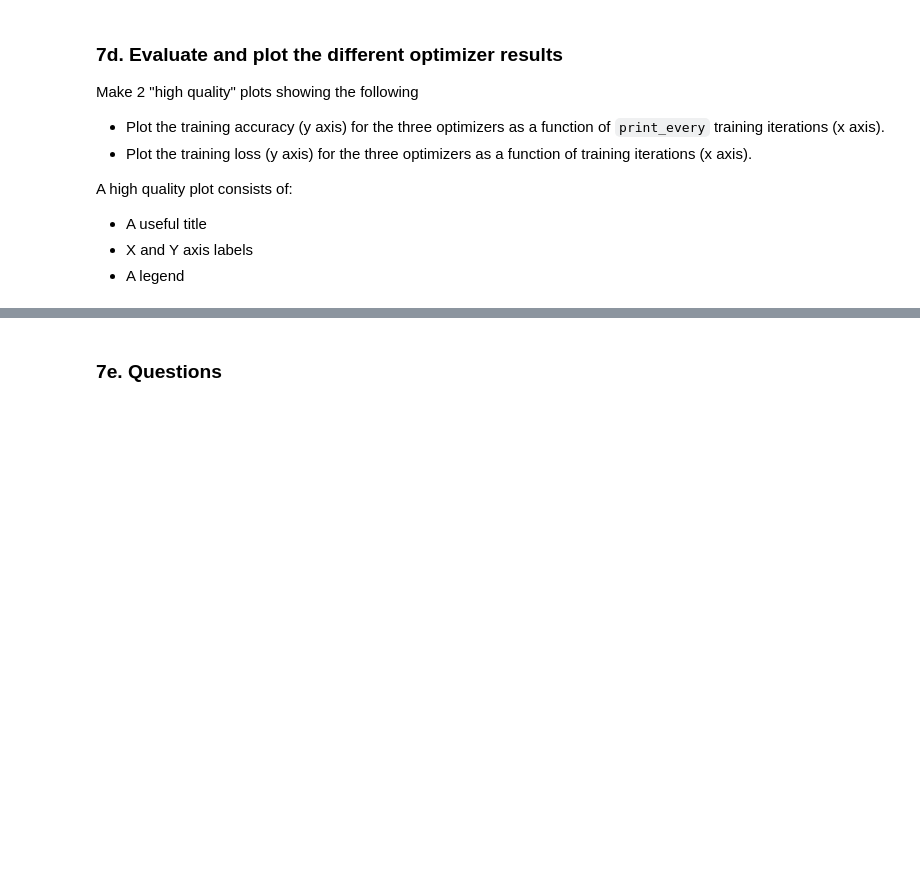
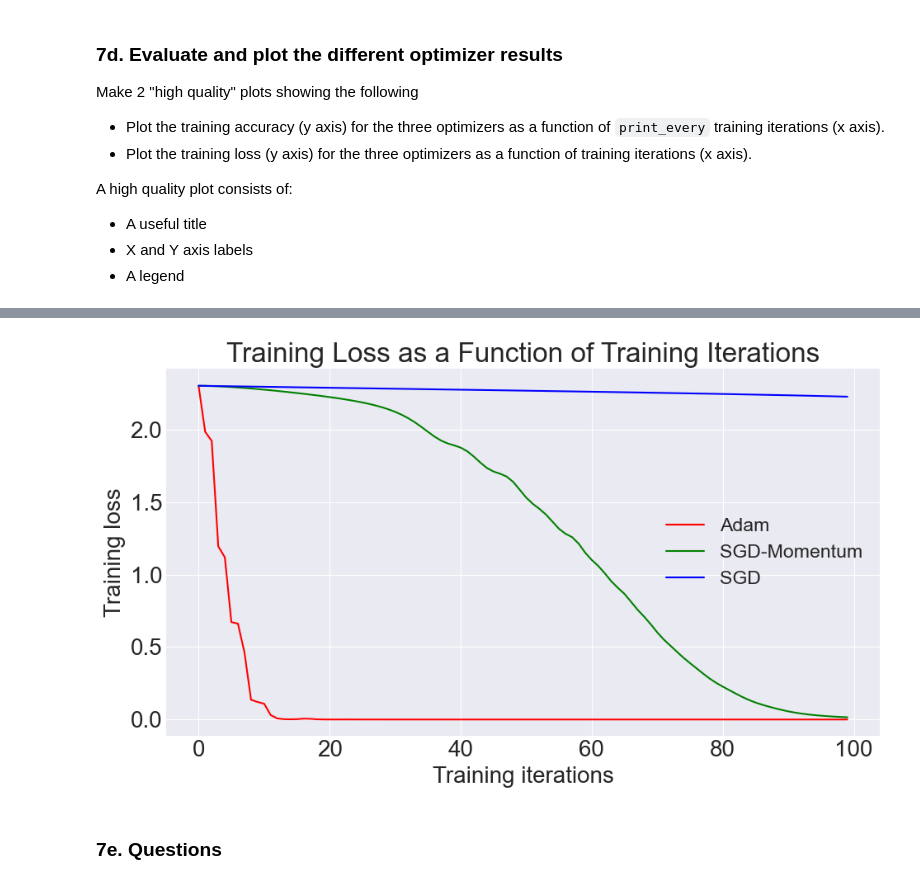
Before and after one commit to sampolz/Neural-Networks, a Jupyter notebook: Project 3/optimize_and_train_cnn.ipynb, the cells around one changed output, grey strips where cells are left out. Cells and saved outputs as stored; diff of their text form; code cells hidden in the pictures; blank space fills up the shorter version.

```diff
--- a/Project 3/optimize_and_train_cnn.ipynb
+++ b/Project 3/optimize_and_train_cnn.ipynb
@@ -306,3 +393,16 @@ A high quality plot consists of:
+# %%
+plt.figure(figsize=(10, 6))
+plt.plot(loss_hist_adam, label='Adam', color='red')
+plt.plot(loss_hist_sgdm, label='SGD-Momentum', color='green')
+plt.plot(loss_hist_sgd, label='SGD', color='blue')
+plt.xlabel('Training iterations')
+plt.ylabel('Training loss')
+plt.title('Training Loss as a Function of Training Iterations')
+plt.legend(fontsize = 'small', loc = 7)
+plt.tight_layout()
+plt.show()
+# %% [output]
+[figure, added]
 # %% [markdown]
 ### 7e. Questions
 # %% [markdown]
```
Also changed, not shown: parts of 14 cells of this notebook, 4 other files.
